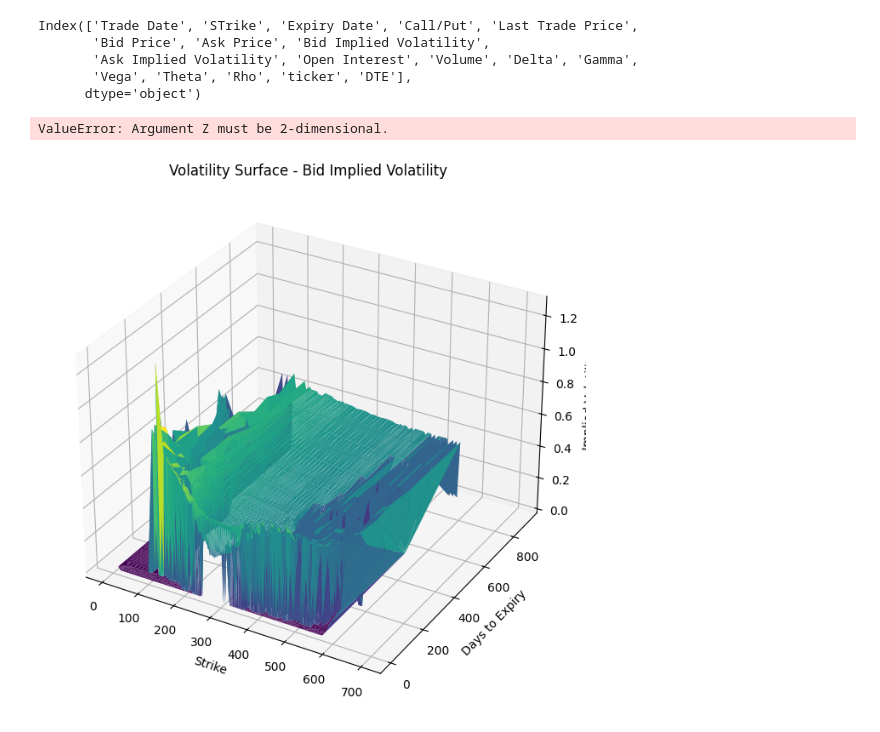
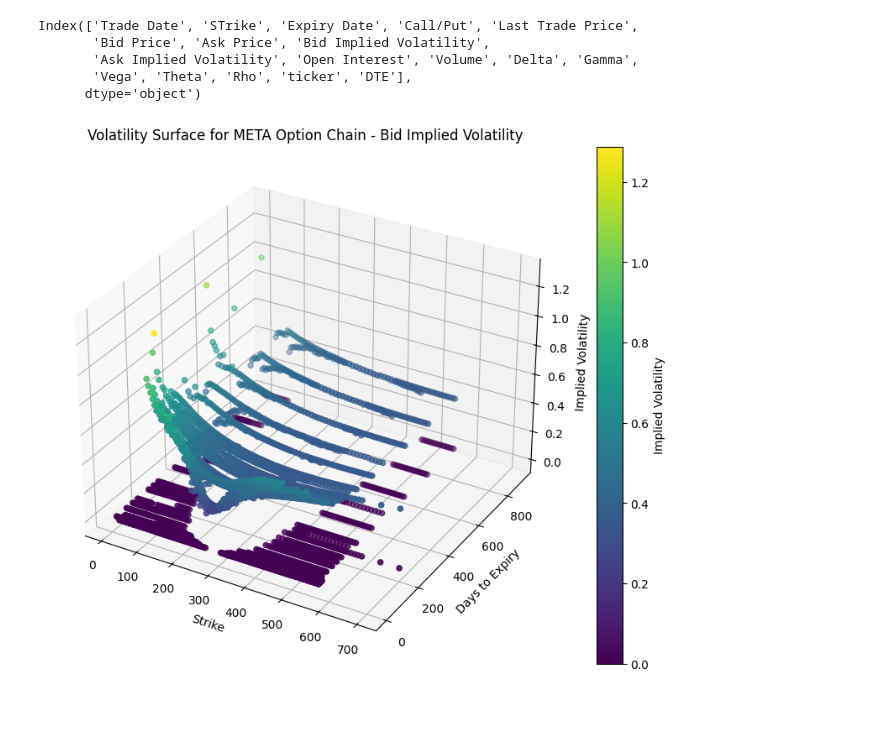
Before and after one commit to kh3dron/biz, a Jupyter notebook: experiments/option_investigating.ipynb, the cells around one changed output. Cells and saved outputs as stored; diff of their text form; code cells hidden in the pictures.

```diff
--- a/experiments/option_investigating.ipynb
+++ b/experiments/option_investigating.ipynb
@@ -57,25 +57,24 @@ Index(['Trade Date', 'STrike', 'Expiry Date', 'Call/Put', 'Last Trade Price',
 # %%
 import matplotlib.pyplot as plt
 from mpl_toolkits.mplot3d import Axes3D
 
 # Assuming df is your DataFrame
 
-fig = plt.figure(figsize=(10, 8))
+fig = plt.figure(figsize=(15, 12))
 ax = fig.add_subplot(111, projection='3d')
 
 # Plot the surface
 scatter = ax.scatter3D(df['STrike'], df['DTE'], df['Bid Implied Volatility'], c=df['Bid Implied Volatility'], cmap='viridis')
 
 # Add labels
 ax.set_xlabel('Strike')
 ax.set_ylabel('Days to Expiry')
 ax.set_zlabel('Implied Volatility')
-ax.set_title('Volatility Surface - Bid Implied Volatility')
+ax.set_title('Volatility Surface for ' + ticker + ' Option Chain - Bid Implied Volatility')
 
 # Add colorbar
 fig.colorbar(scatter, ax=ax, label='Implied Volatility')
 
 plt.show()
 # %% [output]
-ValueError: Argument Z must be 2-dimensional.
-[figure, old version]
+[figure, new version]
```
Also changed, not shown: 1 other file.
